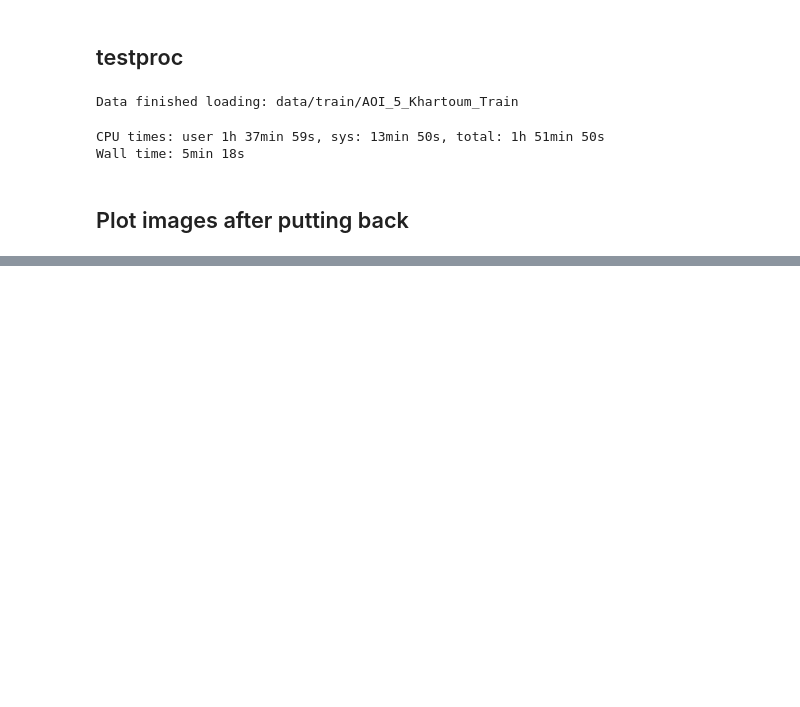
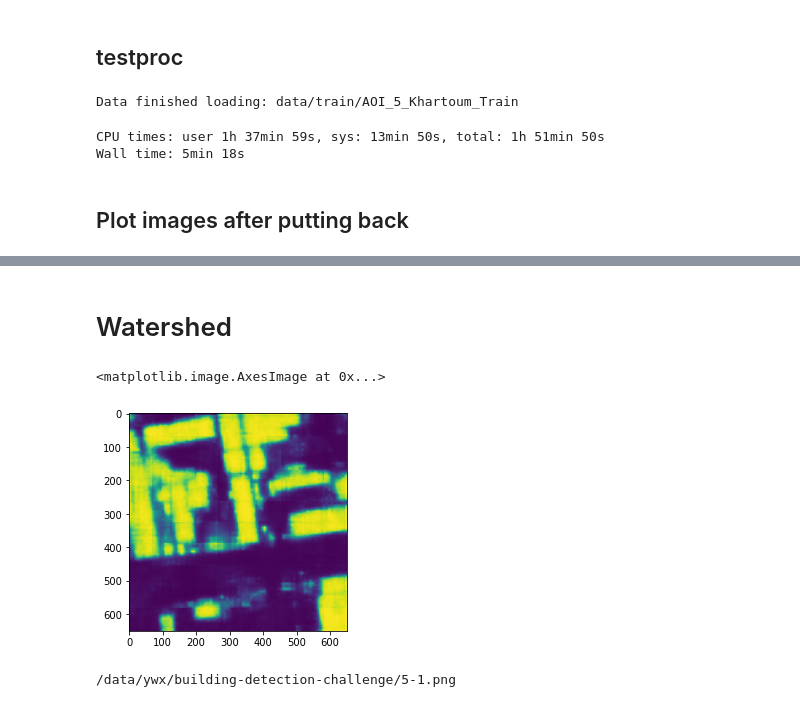
Before and after one commit to Twofyw/building-detection-challenge, a Jupyter notebook: test-khartoum.ipynb, the cells around one changed output, grey strips where cells are left out. Drawn from its saved outputs; the diff is of its cells as text; code cells hidden in the pictures; blank space fills up the shorter version.

```diff
--- a/test-khartoum.ipynb
+++ b/test-khartoum.ipynb
@@ -166,5 +232,0 @@ plot_ims(data_im, figsize=4)
-# %%
-idx = 96
-crfed = dense_crf((x_big[idx] * 255).astype('uint8'), (preds_big[idx]), 1, 7, 1)
-plt.imshow(preds_big[idx] > 0.3)
-print(jaccard_coef_cuda((V(preds_big[idx]) > 0.3).float(), V(y_big[idx])).data[0])
@@ -188,0 +233,8 @@ print(best_sxy1, best_sxy2, best_srgb, best_jac)
+# %% [markdown]
+# Watershed
+# %%
+img = (slice_only[idx + 8] * 255).astype('uint8')
+plt.imshow(img)
+# %% [output]
+<matplotlib.image.AxesImage at 0x...>
+[figure, added]
@@ -188,0 +243,4 @@ print(best_sxy1, best_sxy2, best_srgb, best_jac)
+# %%
+FileLink('5-1.png')
+# %% [output]
+/data/ywx/building-detection-challenge/5-1.png
```
Also changed, not shown: parts of 19 cells of this notebook, 12 other files.
